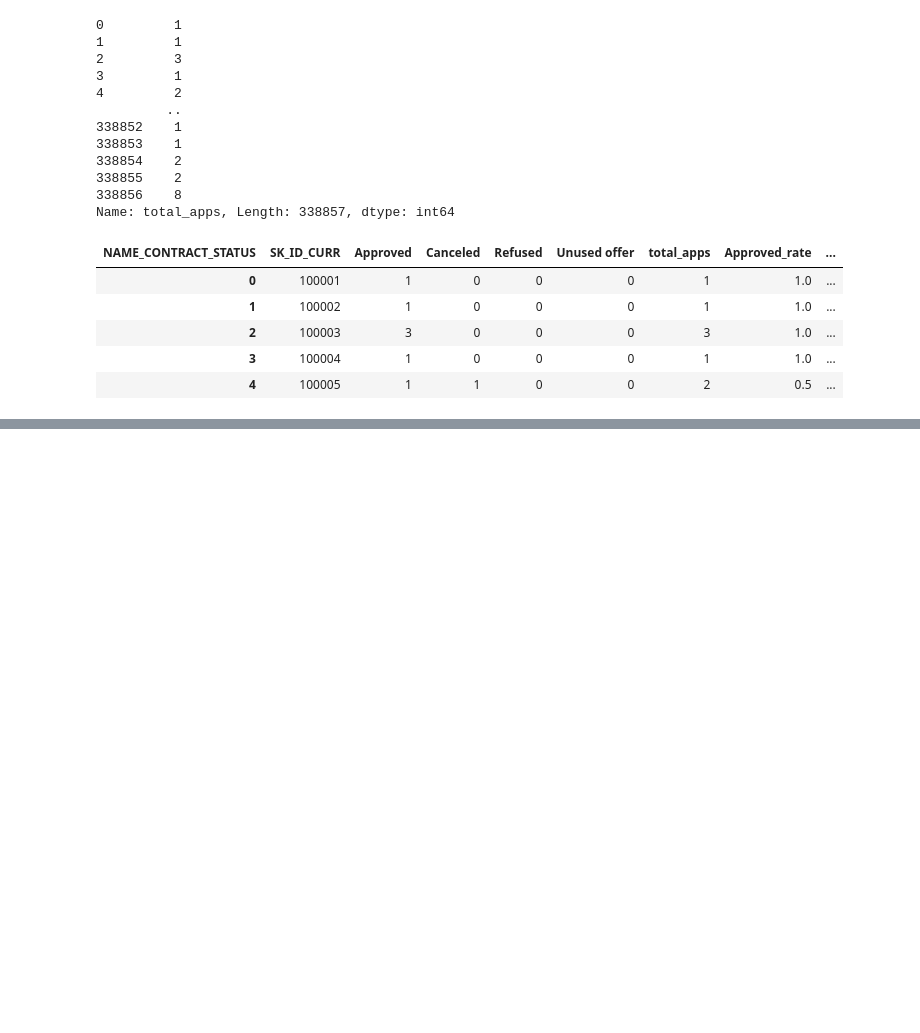
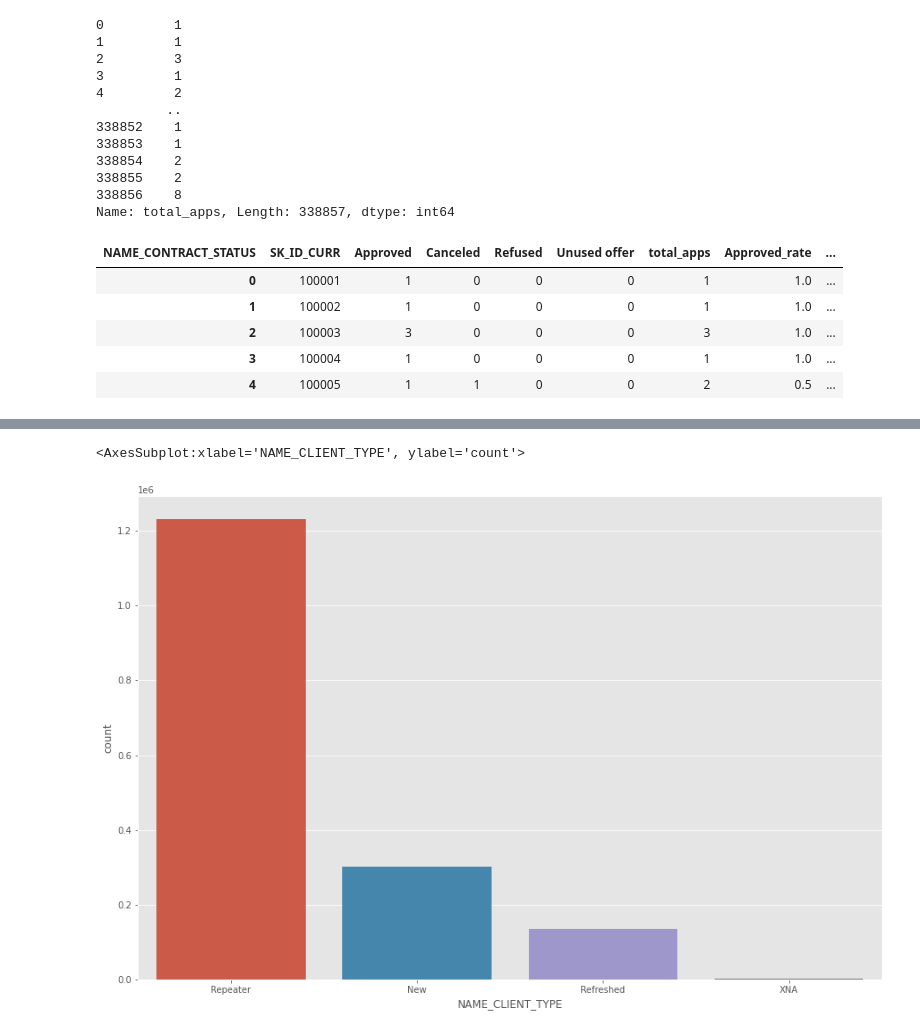
Before and after one commit to Antonio-Avila/Home-Credit-Default, a Jupyter notebook: Previous_Apps.ipynb, the cells around one changed output, grey strips where cells are left out. Drawn from its saved outputs; the diff is of its cells as text; code cells hidden in the pictures; blank space fills up the shorter version.

Commit message:
explored client types in previous applications

```diff
--- a/Previous_Apps.ipynb
+++ b/Previous_Apps.ipynb
@@ -132,0 +136,5 @@ join(other, on=None, how='left', lsuffix='', rsuffix='', sort=False) -> 'DataFra
+# %%
+sns.countplot(prev_app.NAME_CLIENT_TYPE)
+# %% [output]
+<AxesSubplot:xlabel='NAME_CLIENT_TYPE', ylabel='count'>
+[figure, added]
```
Also changed, not shown: parts of 15 cells of this notebook.
